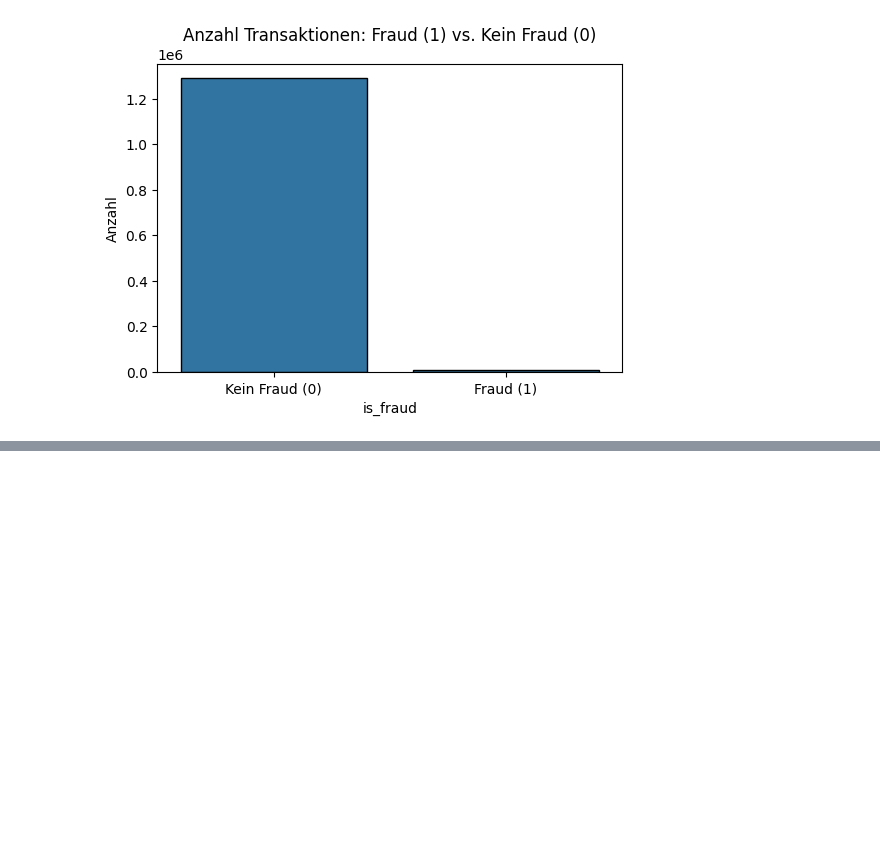
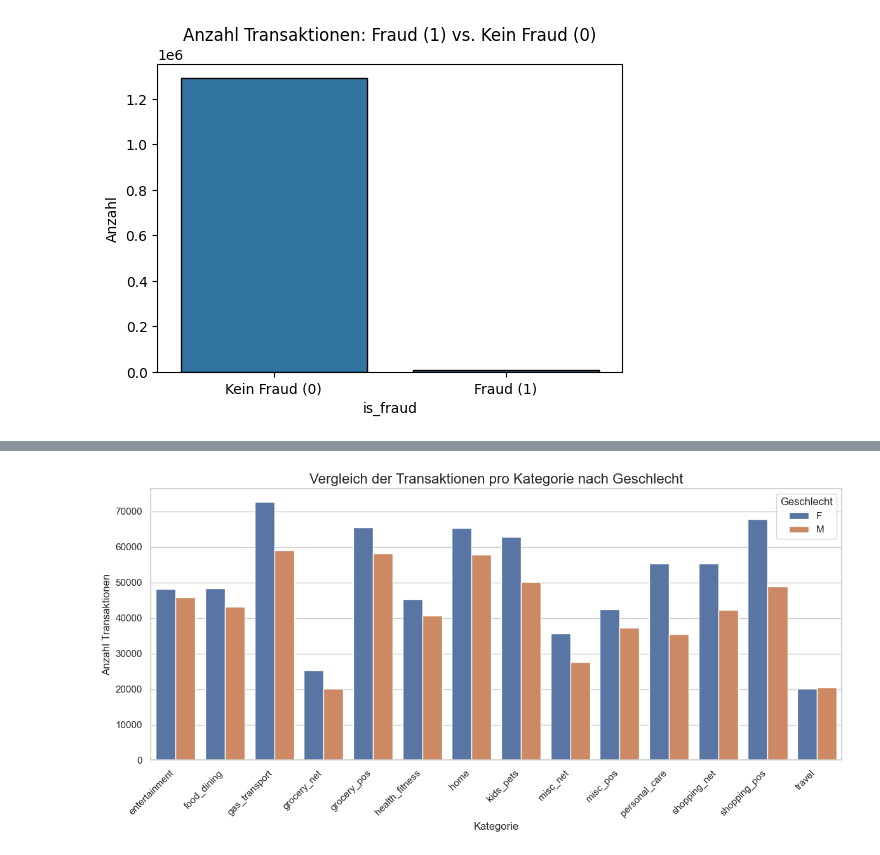
Before and after one commit to philethaler/Statistik-Datenbank, a Jupyter notebook: Analyse_3.ipynb, the cells around one changed output, grey strips where cells are left out. Saved outputs shown, nothing was run; the diff lists cells and outputs as text; code cells hidden in the pictures; blank space fills up the shorter version.

```diff
--- a/Analyse_3.ipynb
+++ b/Analyse_3.ipynb
@@ -39,0 +80,19 @@ plt.show()
+# %%
+sns.set(style="whitegrid")
+
+# Gruppieren nach Kategorie und Geschlecht und die Anzahl zählen
+category_gender_counts = ds.groupby(['category', 'gender']).size().reset_index(name='count')
+
+# Balkendiagramm erstellen
+plt.figure(figsize=(12, 6))
+sns.barplot(x='category', y='count', hue='gender', data=category_gender_counts)
+
+# Diagramm anpassen
+plt.title("Vergleich der Transaktionen pro Kategorie nach Geschlecht", fontsize=16)
+plt.xlabel("Kategorie", fontsize=12)
+plt.ylabel("Anzahl Transaktionen", fontsize=12)
+plt.xticks(rotation=45, ha='right')  # x-Achsenbeschriftungen lesbar machen
+plt.legend(title='Geschlecht')
+plt.tight_layout()
+# %% [output]
+[figure, added]
```
Also changed, not shown: parts of 2 cells of this notebook, 1 other file.
